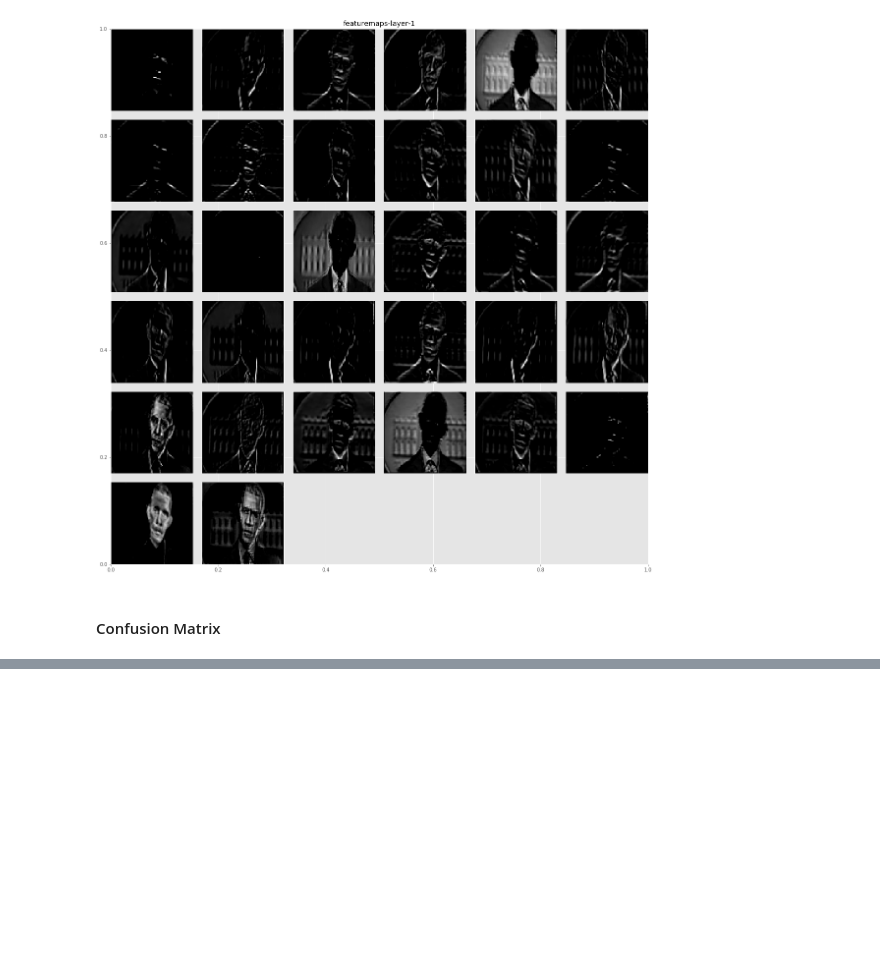
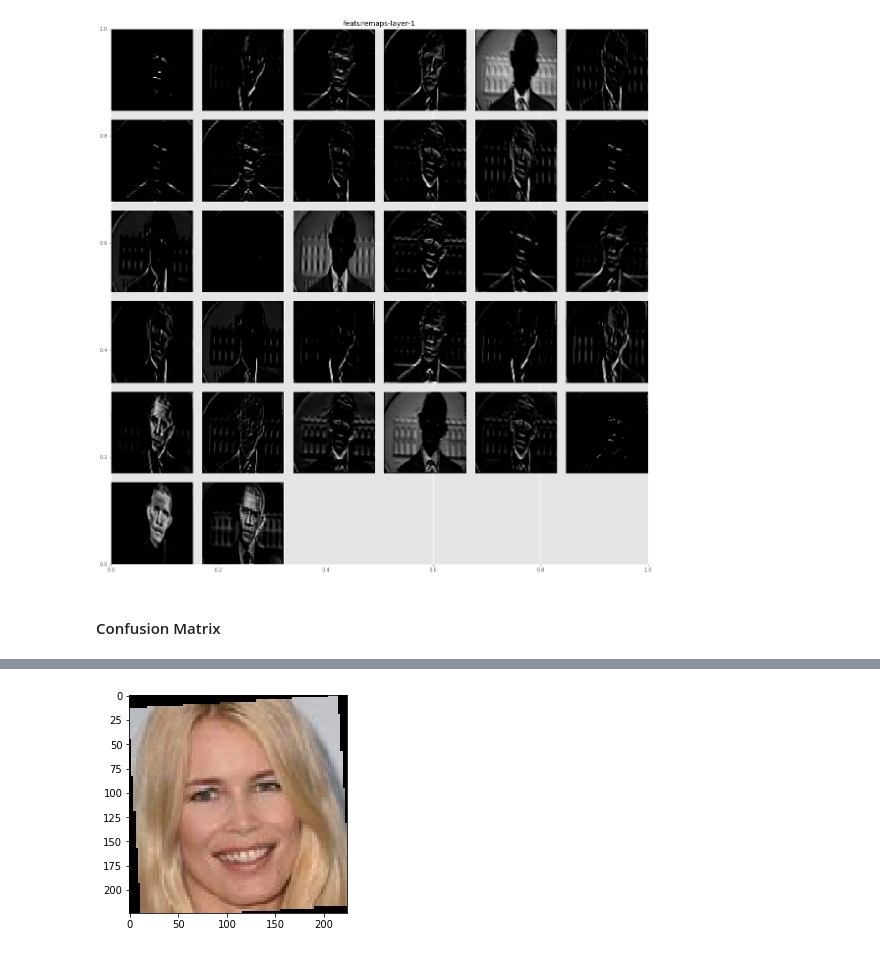
Before and after one commit to gutomcosta/who-is-in-the-photo, a Jupyter notebook: who-is-in-the-photo.ipynb, the cells around one changed output, grey strips where cells are left out. Cells and saved outputs as stored; diff of their text form; code cells hidden in the pictures; blank space fills up the shorter version.

```diff
--- a/who-is-in-the-photo.ipynb
+++ b/who-is-in-the-photo.ipynb
@@ -47,14 +46,14 @@ There are 281 test face images.
 from keras.preprocessing import image
 from tqdm import tqdm
 
-def path_to_tensor(img_path):
+def path_to_tensor(img_path, target_size=(100,100)):
     # loads RGB image as PIL.Image.Image type
-    img = image.load_img(img_path, target_size=(100, 100))
+    img = image.load_img(img_path, target_size=target_size)
     x = image.img_to_array(img)
     return np.expand_dims(x, axis=0)
 
-def paths_to_tensor(img_paths):
-    list_of_tensors = [path_to_tensor(img_path) for img_path in tqdm(img_paths)]
+def paths_to_tensor(img_paths, target_size=(100,100)):
+    list_of_tensors = [path_to_tensor(img_path, target_size) for img_path in tqdm(img_paths)]
     return np.vstack(list_of_tensors)
 # %% [markdown]
 #### Loading Image for baseline model
@@ -733,0 +868,18 @@ print(confusion_matrix(np.argmax(valid_targets, axis=1), y_pred))
+# %%
+from keras.applications.resnet50 import ResNet50
+
+# pre-process the data for Keras
+train_tensors_224 = paths_to_tensor(train_files,target_size=(224,224)).astype('float32')/255
+valid_tensors_224 = paths_to_tensor(valid_files,target_size=(224,224)).astype('float32')/255
+test_tensors_224 = paths_to_tensor(test_files,target_size=(224,224)).astype('float32')/255
+
+train_tensors_224 = train_tensors_224.reshape(train_tensors_224.shape[0], 224, 224, 3)
+valid_tensors_224 = valid_tensors_224.reshape(valid_tensors_224.shape[0], 224, 224, 3)
+test_tensors_224 = test_tensors_224.reshape(test_tensors_224.shape[0], 224, 224, 3)
+# %%
+import matplotlib.pyplot as plt
+img = train_tensors_224[0]
+plt.imshow(img,cmap='gray')
+plt.show()
+# %% [output]
+[figure, added]
```
Also changed, not shown: parts of 35 cells of this notebook.
